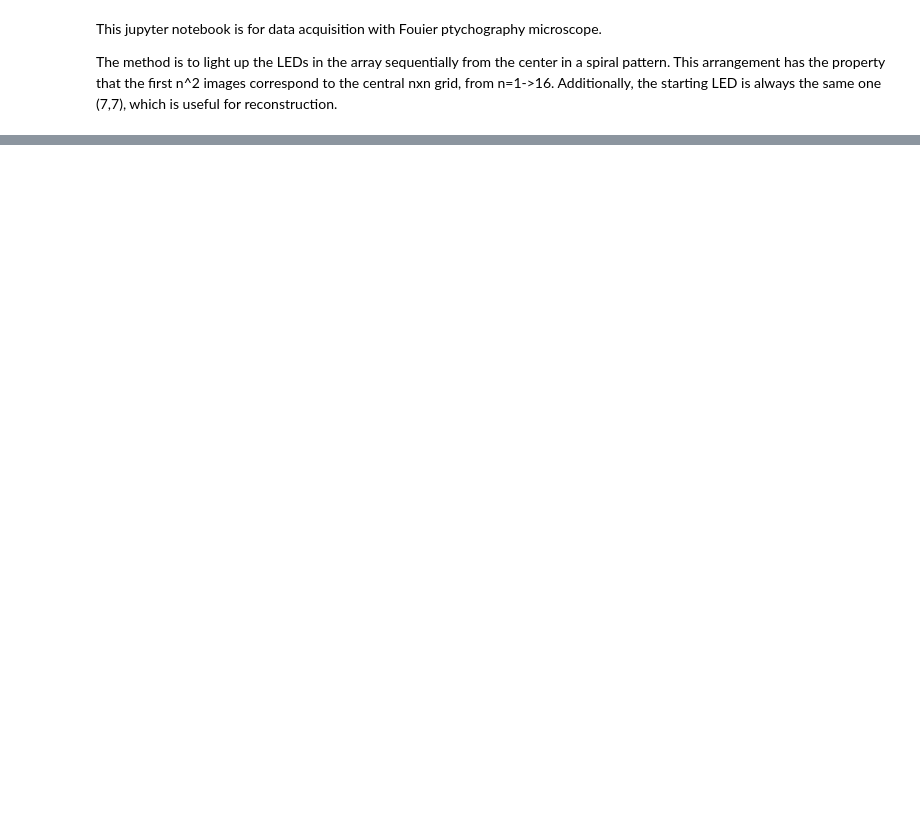
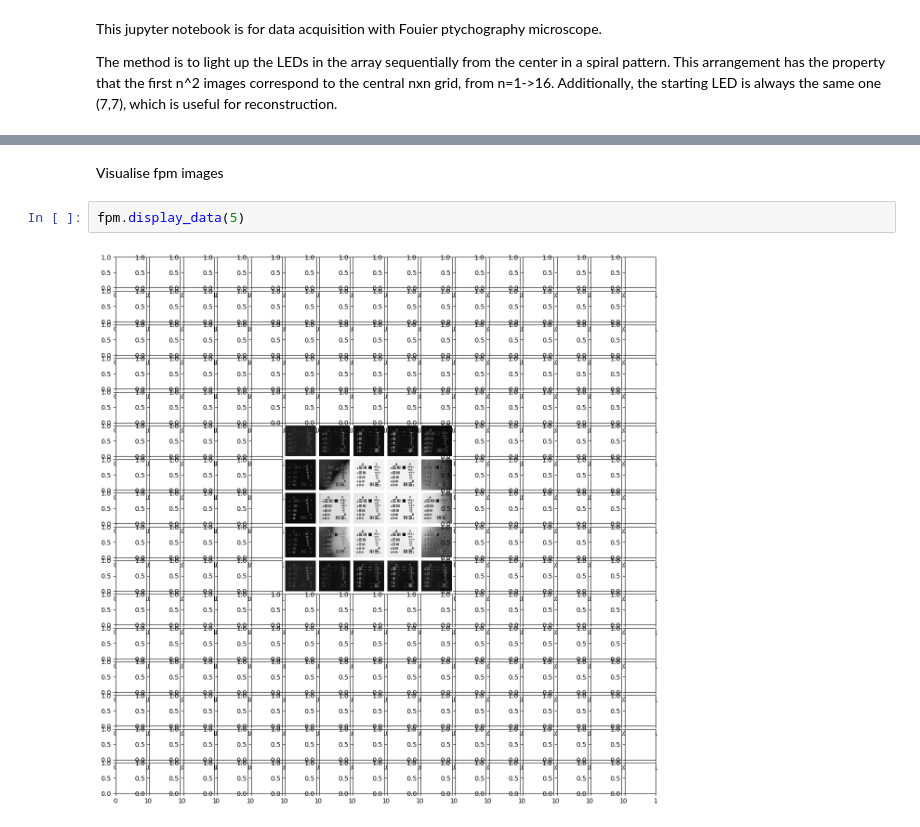
Before and after one commit to willtaylor072/Will_Taylor_FPM_4YP-main, a Jupyter notebook: gather_data.ipynb, the cells around one changed output, grey strips where cells are left out. Saved outputs shown, nothing was run; the diff lists cells and outputs as text; blank space fills up the shorter version.

```diff
--- a/gather_data.ipynb
+++ b/gather_data.ipynb
@@ -232,0 +99,6 @@ for i in range(gridSize*gridSize):
+# %% [markdown]
+Visualise fpm images
+# %%
+fpm.display_data(5)
+# %% [output]
+[figure, added]
```
Also changed, not shown: parts of 9 cells of this notebook, 32 other files.
